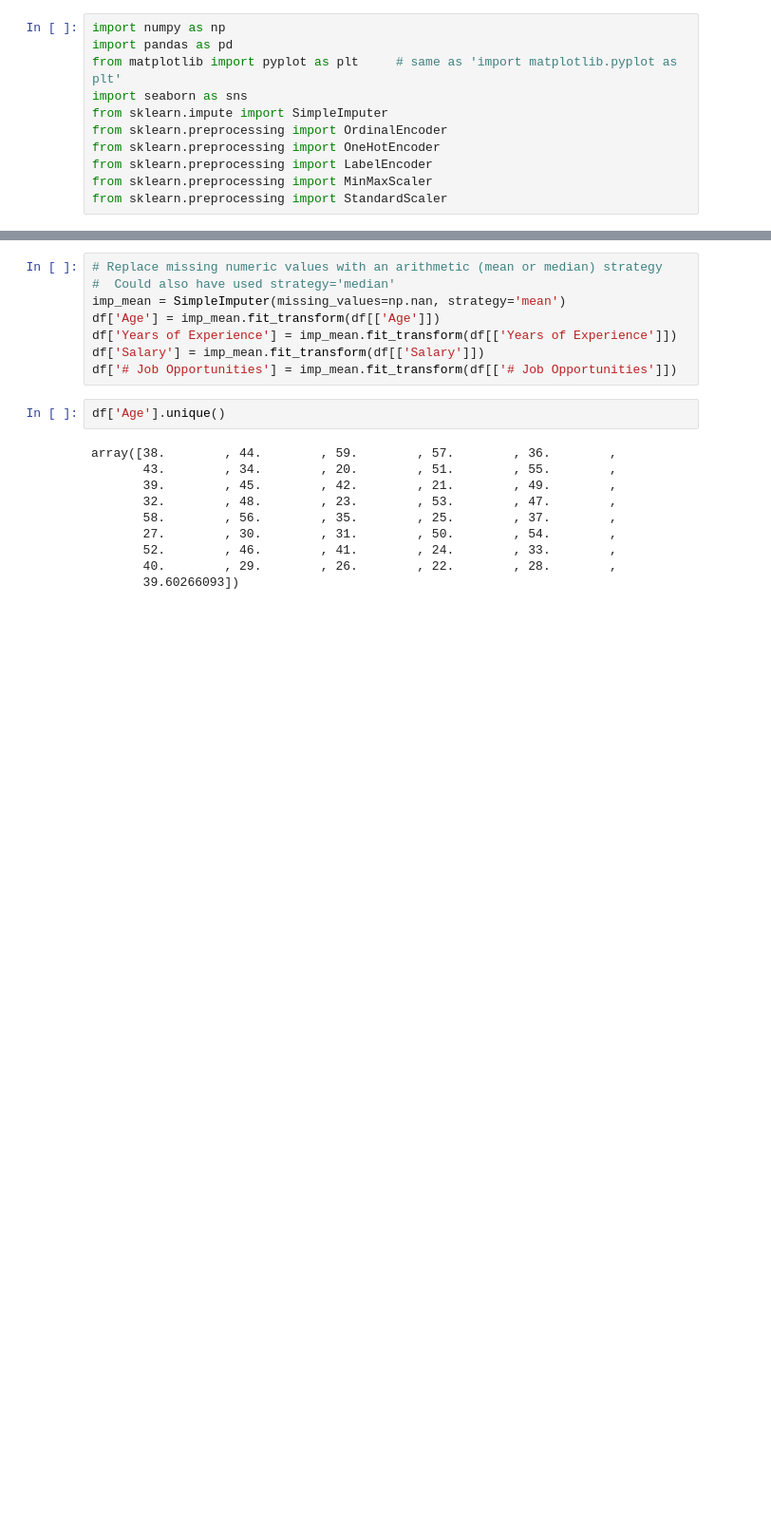
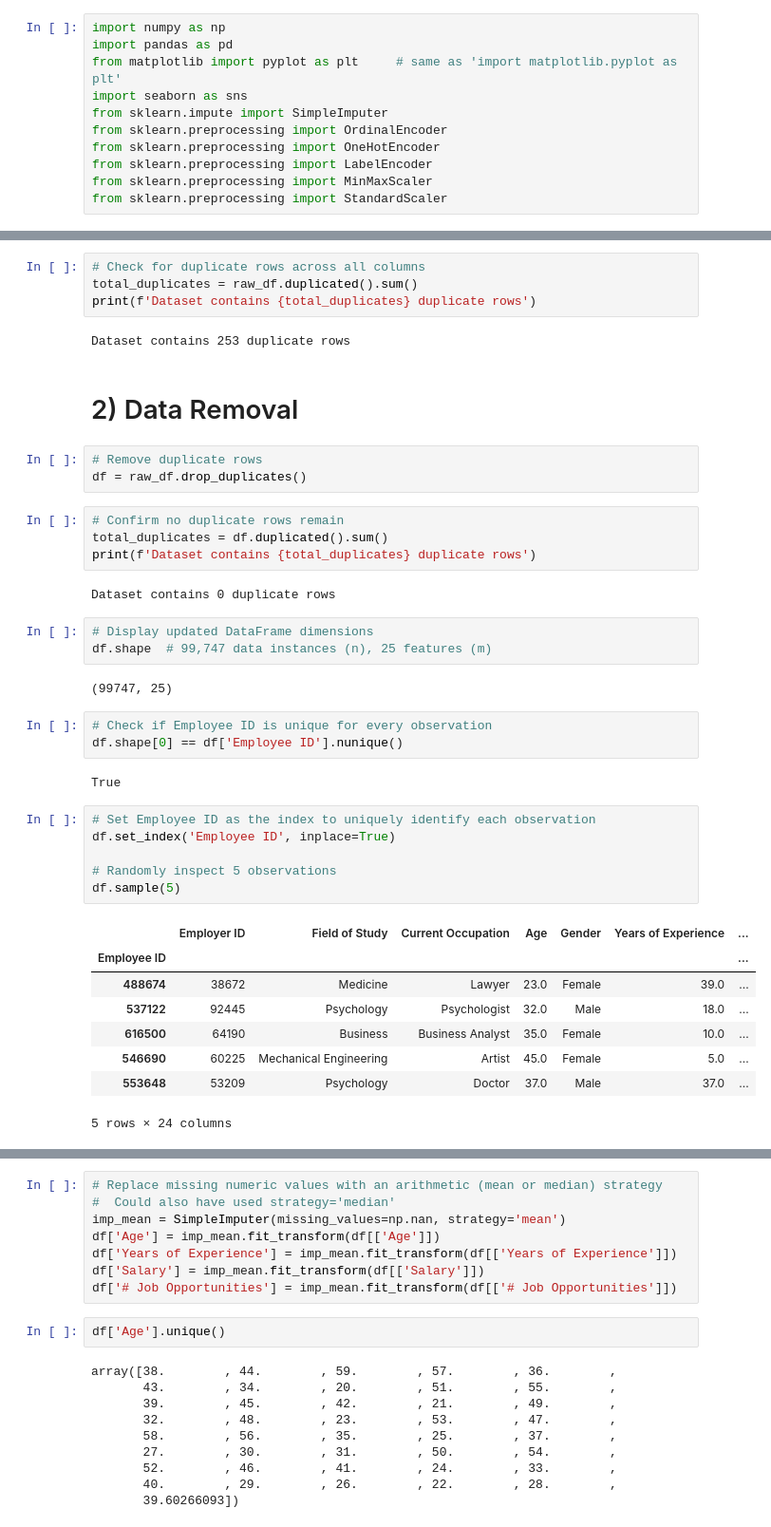
Before and after one commit to Natalie-Bojorquez/CIS3920Group4, a Jupyter notebook: CIS3920_Group4.ipynb, the cells around one changed output, grey strips where cells are left out. Shown at 95% size. Saved outputs shown, nothing was run; the diff lists cells and outputs as text; blank space fills up the shorter version.

```diff
--- a/CIS3920_Group4.ipynb
+++ b/CIS3920_Group4.ipynb
@@ -132,0 +165,42 @@ Likely to Change Occupation: ['Likely' 'Unlikely']
+# %%
+# Check for duplicate rows across all columns
+total_duplicates = raw_df.duplicated().sum()
+print(f'Dataset contains {total_duplicates} duplicate rows')
+# %% [output]
+Dataset contains 253 duplicate rows
+# %% [markdown]
+# 2) Data Removal
+# %%
+# Remove duplicate rows
+df = raw_df.drop_duplicates()
+# %%
+# Confirm no duplicate rows remain
+total_duplicates = df.duplicated().sum()
+print(f'Dataset contains {total_duplicates} duplicate rows')
+# %% [output]
+Dataset contains 0 duplicate rows
+# %%
+# Display updated DataFrame dimensions
+df.shape  # 99,747 data instances (n), 25 features (m)
+# %% [output]
+(99747, 25)
+# %%
+# Check if Employee ID is unique for every observation
+df.shape[0] == df['Employee ID'].nunique()
+# %% [output]
+True
+# %%
+# Set Employee ID as the index to uniquely identify each observation
+df.set_index('Employee ID', inplace=True)
+
+# Randomly inspect 5 observations
+df.sample(5)
+# %% [output]
+|  | Employer ID | Field of Study | Current Occupation | Age | Gender | Years of Experience | ... |
+| Employee ID |  |  |  |  |  |  | ... |
+| 488674 | 38672 | Medicine | Lawyer | 23.0 | Female | 39.0 | ... |
+| 537122 | 92445 | Psychology | Psychologist | 32.0 | Male | 18.0 | ... |
+| 616500 | 64190 | Business | Business Analyst | 35.0 | Female | 10.0 | ... |
+| 546690 | 60225 | Mechanical Engineering | Artist | 45.0 | Female | 5.0 | ... |
+| 553648 | 53209 | Psychology | Doctor | 37.0 | Male | 37.0 | ... |
+5 rows × 24 columns
```
Also changed, not shown: parts of 41 cells of this notebook.
